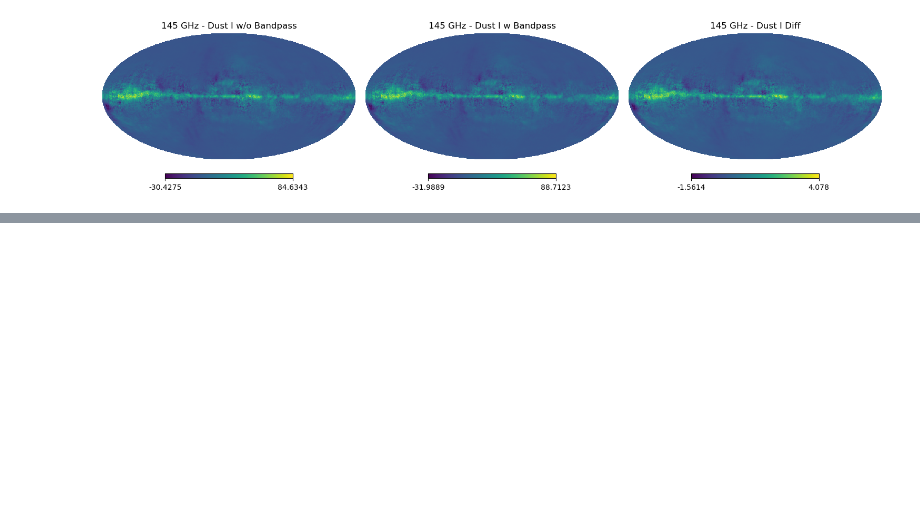
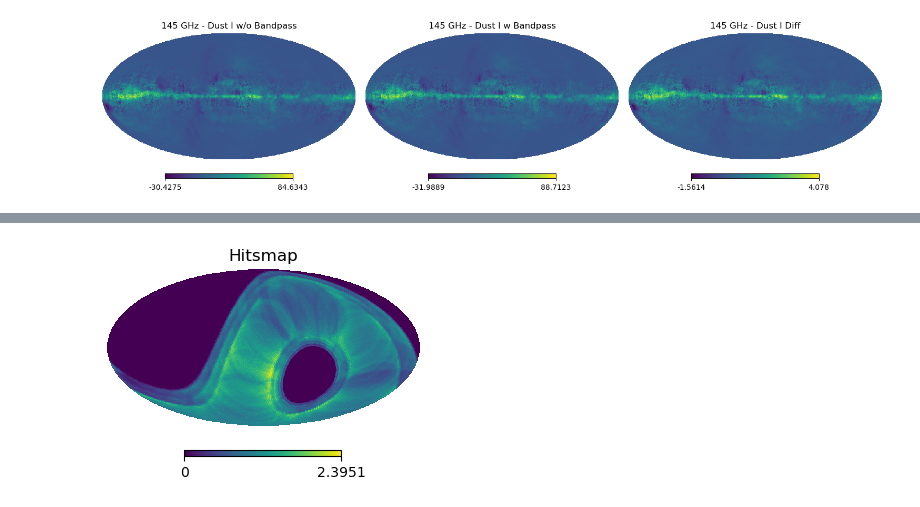
Before and after one commit to antolonappan/solat_cb, a Jupyter notebook: notebooks/signal.ipynb, the cells around one changed output, grey strips where cells are left out. Cells and saved outputs as stored; diff of their text form; code cells hidden in the pictures; blank space fills up the shorter version.

```diff
--- a/notebooks/signal.ipynb
+++ b/notebooks/signal.ipynb
@@ -64,0 +117,4 @@ nc = n.noiseQU(nlev_p[0])
+# %%
+hp.mollview(n.hits_map,title='Hitsmap', sub=(1,2,1))
+# %% [output]
+[figure, added]
```
Also changed, not shown: parts of 38 cells of this notebook, 3 other files.
